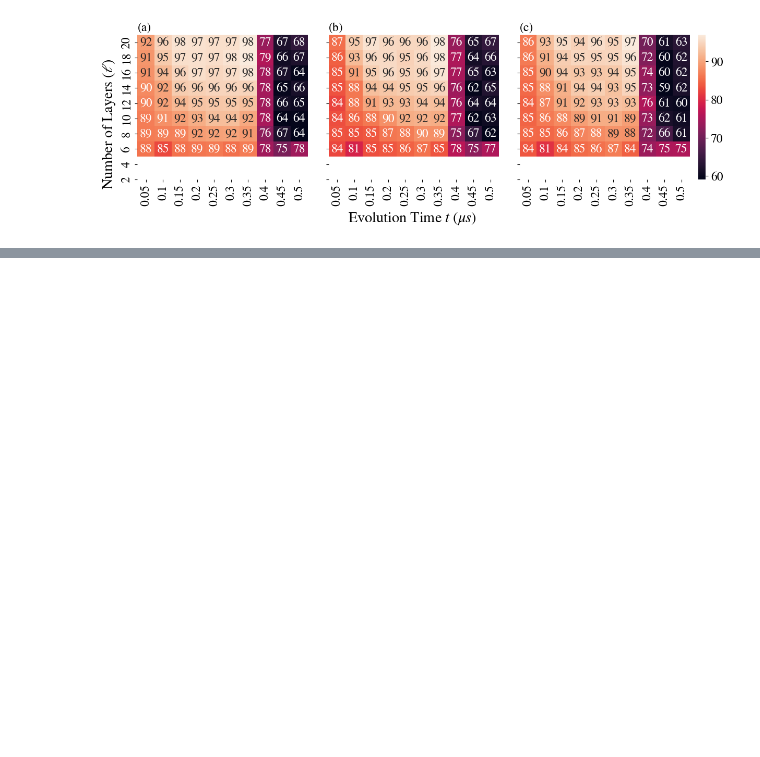
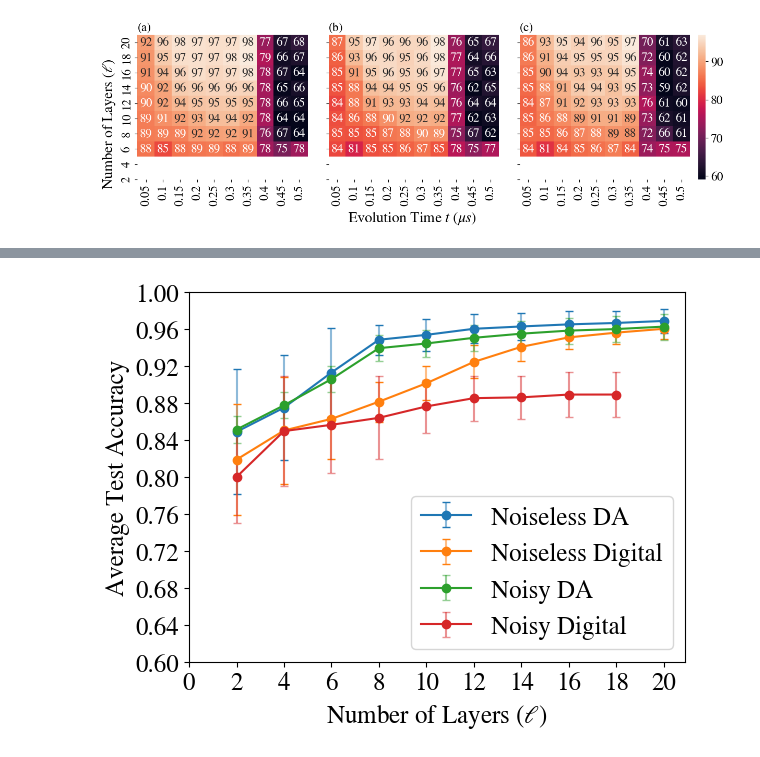
Before and after one commit to jz-lu/daqml, a Jupyter notebook: Data/MNIST_data/figures.ipynb, the cells around one changed output, grey strips where cells are left out. Cells and saved outputs as stored; diff of their text form; code cells hidden in the pictures; blank space fills up the shorter version.

```diff
--- a/Data/MNIST_data/figures.ipynb
+++ b/Data/MNIST_data/figures.ipynb
@@ -375,0 +529,97 @@ plt.show()
+# %%
+from itertools import combinations
+
+depths = [2, 4, 6, 8, 10, 12, 14, 16, 18, 20]
+avg_accuracy_over_pairs_cnot_noiseless = []
+nums = [0, 1, 2, 3, 4, 5, 6, 7, 8, 9]
+combos = list(combinations([0, 1, 2, 3, 4, 5, 6, 7, 8, 9], 2))
+num_pairs = len(combos)
+avg_accuracy_over_pairs_noiseless = []
+
+stds_cnot_noiseless = []
+std_da_noiseless = []
+
+for d in depths:
+    data = None
+    if d == 12:
+        data = np.load(f"./average_accuracies_across_depths/avg_classfication_data_12_0.87_0.87.npz")["arr_0.npy"]
+    else:
+        data = np.load(f"./average_accuracies_across_depths/avg_classfication_data_noiseless_{d}_0.87_0.87.npz")["arr_0.npy"]
+
+
+    s = np.sum(data)
+    s_no_zero = [num for num in data.flatten() if num]
+    std = np.std(s_no_zero)
+
+    avg = s/num_pairs
+    avg_accuracy_over_pairs_noiseless.append(avg)
+    std_da_noiseless.append(std)
+
+#cnot
+for d in depths:
+    data = np.load(f"./average_accuracies_across_depths/avg_classfication_data_cnot_noiseless_{d}.npz")["arr_0.npy"]
+    s = np.sum(data)
+    s_no_zero = [num for num in data.flatten() if num]
+    std = np.std(s_no_zero)
+
+    avg = s/num_pairs
+    avg_accuracy_over_pairs_cnot_noiseless.append(avg)
+    stds_cnot_noiseless.append(std)
+
+avg_accuracy_over_pairs = []
+stds = []
+
+for d in depths:
+    data = np.load(f"./average_accuracies_across_depths/avg_classfication_data_depth_{d}.npz")["arr_0.npy"]
+    s = np.sum(data)
+    s_no_zero = [num for num in data.flatten() if num]
+    std = np.std(s_no_zero)
+
+    avg = s/num_pairs
+    avg_accuracy_over_pairs.append(avg)
+    stds.append(std)
+
+
+avg_accuracy_over_pairs_cnot = []
+std_over_cnot = []
+
+cnot_noisy_d = [2, 4, 6, 8, 10, 12, 14, 16, 18]
+for dc in cnot_noisy_d:
+    data = np.load(f"./parameterized_digital_data/pi8noisy/avg_classfication_data_noisy_{dc}_theta_0.39269908169872414.npz")["arr_0.npy"]
+    sc = np.sum(data)
+    sc_no_zero = [num for num in data.flatten() if num]
+    stdc = np.std(sc_no_zero)
+    avgc = sc/num_pairs
+    avg_accuracy_over_pairs_cnot.append(avgc)
+    std_over_cnot.append(stdc)
+
+
+label_size = 18
+
+matplotlib.rcParams.update({'font.size': label_size})
+matplotlib.rcParams['xtick.labelsize'] = label_size
+matplotlib.rcParams['ytick.labelsize'] = label_size
+
+markers2_noiseless, caps2_noiseless, caps2_noiseless = plt.errorbar(depths, avg_accuracy_over_pairs_noiseless, yerr=std_da_noiseless, capsize=3, marker="o", label="Noiseless DA")
+[bar.set_alpha(0.5) for bar in caps2_noiseless]
+[cap.set_alpha(0.5) for cap in caps2_noiseless]
+
+markers, bars_noiseless, bars_noiseless = plt.errorbar(depths, avg_accuracy_over_pairs_cnot_noiseless, yerr=stds_cnot_noiseless, capsize=3, marker="o", label="Noiseless Digital")
+[bar.set_alpha(0.5) for bar in bars_noiseless]
+[cap.set_alpha(0.5) for cap in bars_noiseless]
+
+markers, caps, bars = plt.errorbar(depths, avg_accuracy_over_pairs, yerr=std, capsize=3, marker="o", label="Noisy DA")
+[bar.set_alpha(0.5) for bar in bars]
+[cap.set_alpha(0.5) for cap in caps]
+
+markers2, caps2, bars2 = plt.errorbar(cnot_noisy_d, avg_accuracy_over_pairs_cnot, yerr=std_over_cnot, capsize=3, marker="o", label="Noisy Digital")
+[bar.set_alpha(0.5) for bar in bars2]
+[cap.set_alpha(0.5) for cap in caps2]
+plt.xlabel("Number of Layers ($\ell$)")
+plt.ylabel("Average Test Accuracy")
+plt.yticks(np.linspace(0.6, 1, 11))
+plt.xticks(range(0, 21, 2))
+plt.legend()
+plt.show()
+# %% [output]
+[figure, added]
```
Also changed, not shown: parts of 8 cells of this notebook, 32 other files.
